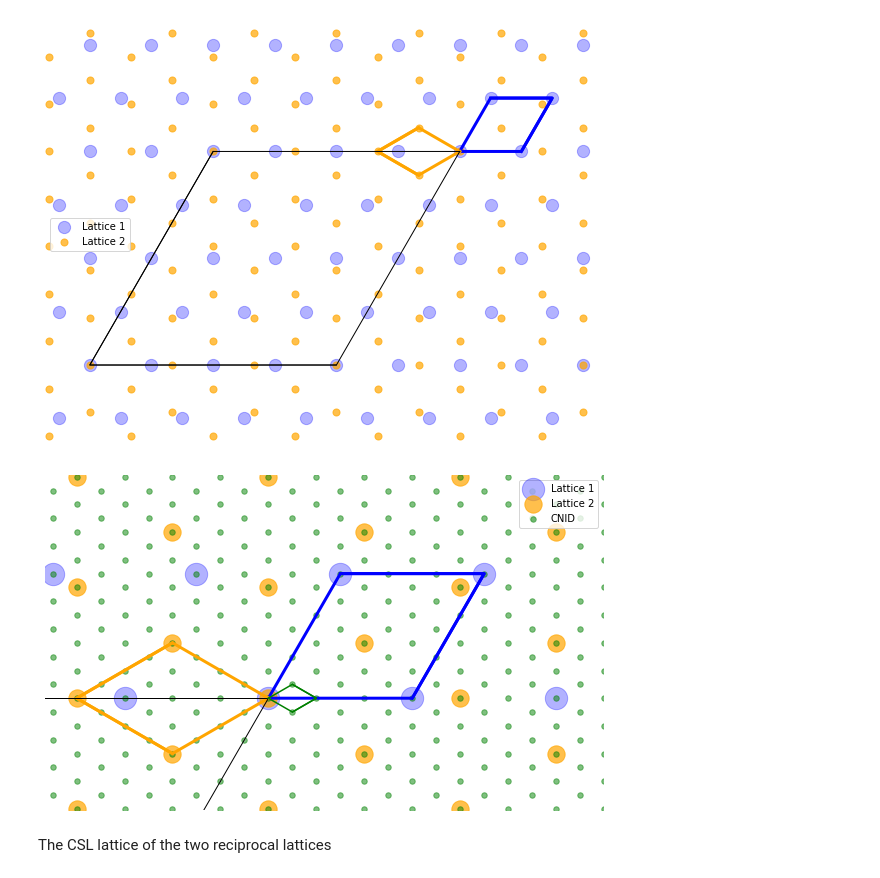
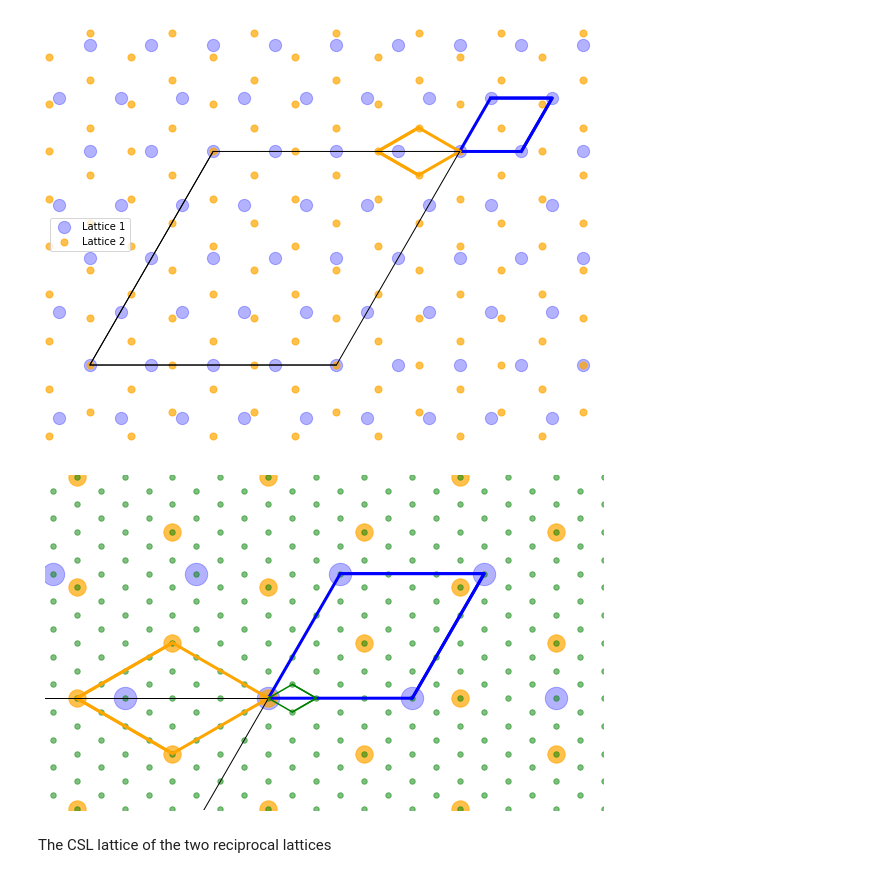
Before and after one commit to nmdl-mizo/cnidcal, a Jupyter notebook: tutorial.ipynb, the cells around one changed output. Saved outputs shown, nothing was run; the diff lists cells and outputs as text; code cells hidden in the pictures.

```diff
--- a/tutorial.ipynb
+++ b/tutorial.ipynb
@@ -94,10 +94,10 @@ my_cells.draw_direct(xlow = -26, xhigh = 9, ylow = -18.4,
 # %%
 #Show the zoomed figure and DSC
 my_cells.draw_direct(xlow = -6, xhigh = 9, ylow = -3, yhigh = 6, \
                      figsize_x = 10, figsize_y = 10, size_LP_1 = 500, \
-                     size_LP_2 = 300, show_CNID_points = True, show_CNID_cell = True, show_legend = True)
+                     size_LP_2 = 300, show_CNID_points = True, show_CNID_cell = True, save=True)
 # %% [output]
-[figure, old version]
+[figure, new version]
 # %% [markdown]
 The CSL lattice of the two reciprocal lattices
 # %%
```
Also changed, not shown: parts of 1 cell of this notebook, 1 other file.
